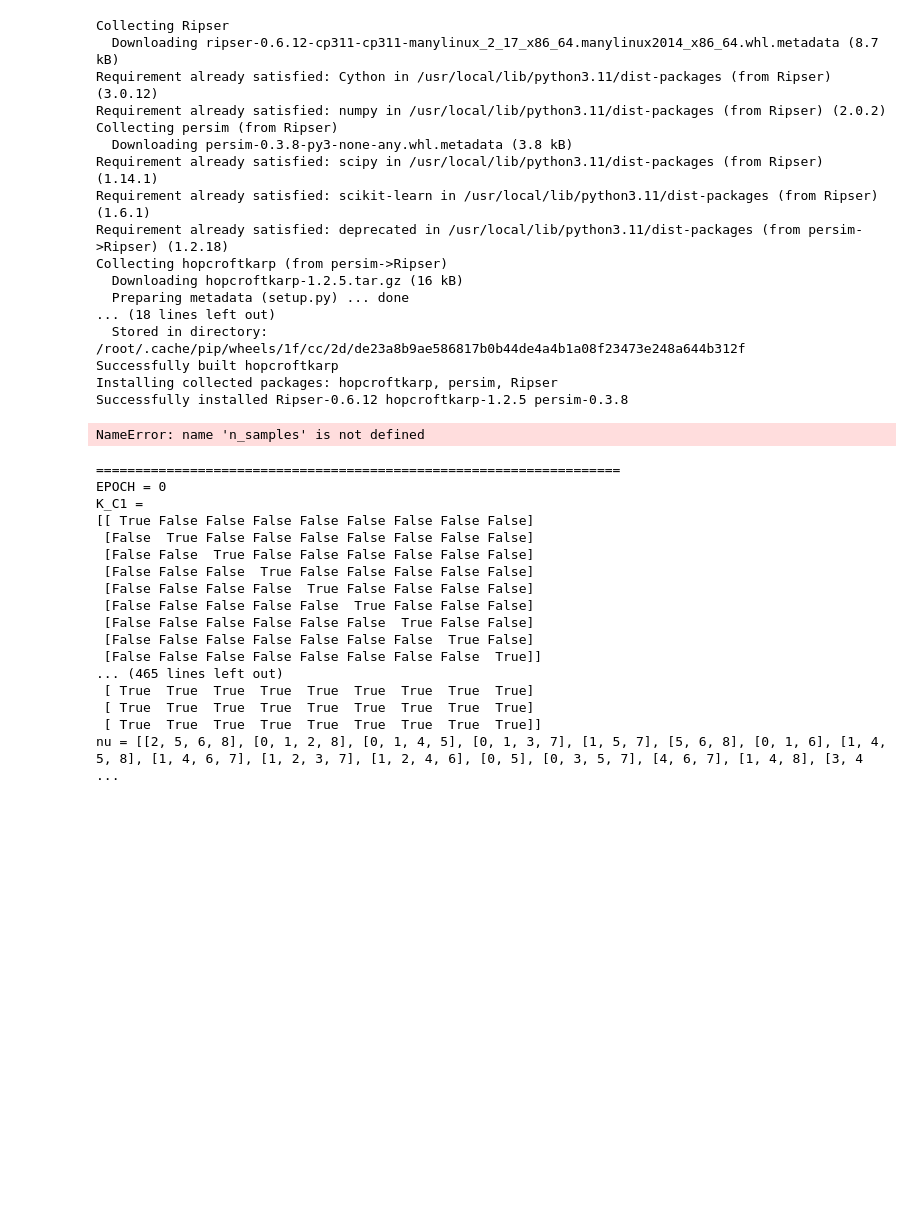
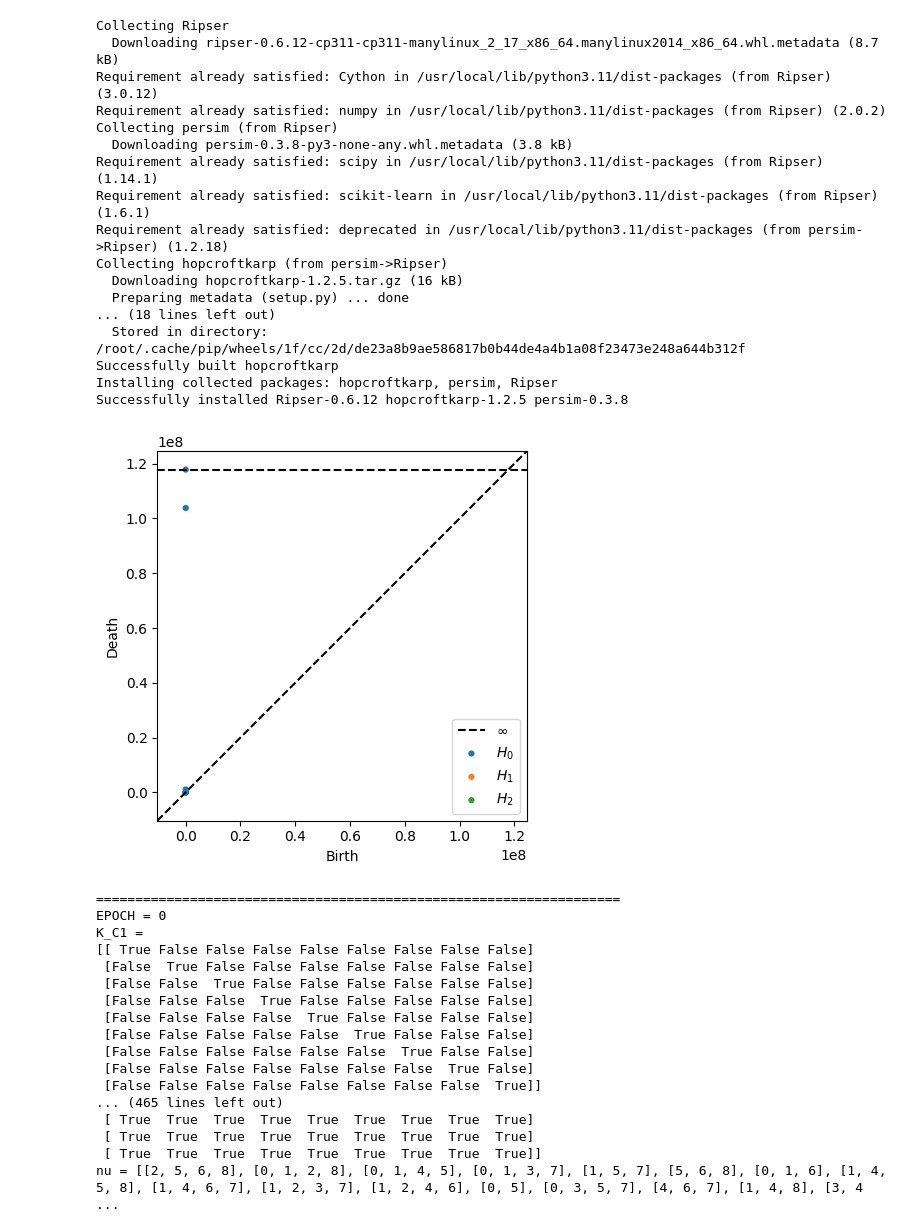
Before and after one commit to aguilin1/tda_ai_text_generation, a Jupyter notebook: tda_ai_text_detection.ipynb, the cells around one changed output. Drawn from its saved outputs; the diff is of its cells as text; code cells hidden in the pictures; blank space fills up the shorter version.

```diff
--- a/tda_ai_text_detection.ipynb
+++ b/tda_ai_text_detection.ipynb
@@ -33,5 +39,5 @@ embeddings = batch_embeddings[0]
 # this could be preallocated above and looped over
 # I (Eli) just need this for the next section to work on a configurable number
 # of sample points. It can be deleted after that.
-embeddings = np.array([2*embeddings])
+embeddings = np.array([embeddings])
 n_samples = embeddings.shape[0]
@@ -92,7 +96,7 @@ def cosSimDistanceMatrix(embeddingMat):
 
 # input a symmetric distance matrix and this function will return birth and
 # death homology data for the V-R complex
-def ripserFiltration(distanceMat, maxDim=3):
+def ripserFiltration(distanceMat, maxDim=3, plot=False):
   # Here's one way to use Ripser
   # examples and instructions are here:
   # https://ripser.scikit-tda.org/en/latest/notebooks/Basic%20Usage.html
@@ -101,9 +105,9 @@ def ripserFiltration(distanceMat, maxDim=3):
   # This version uses the distance matrix input, which is what we want
   birthDeathPairs = ripser(distanceMat, distance_matrix=True, maxdim=maxDim)['dgms']
 
-  # copy this elsewhere to plot the diagrams:
-  #plot_diagrams(diagrams, show=True)
-  #plot_diagrams(diagrams, lifetime=True)
+  if plot: # add the persistence diagram based on input parameter
+    plot_diagrams(birthDeathPairs, show=True)
+    #plot_diagrams(diagrams, lifetime=True)
 
   # diagrams is a vector of vectors where each element of each
   # vector is [birth epoch, death epoch] and the vectors are in increasing order
@@ -112,21 +116,21 @@ def ripserFiltration(distanceMat, maxDim=3):
 # %%
 # This section generates and reformats the cosine similarity distances between
 # each pair of points and generates an array of all possible threshold values
 
 # produce persistence diagram and data for each sample
 for sample_i in range(n_samples):
   # set this to whichever we want to use for the rest of the run
-  distanceMatrix = cosSimDistanceMatrix(embeddings)
+  distanceMatrix = cosSimDistanceMatrix(embeddings[sample_i])
   #distanceMatrix = some other crazy metric distance matrix
 
   # get array of possible threshold values. This is not needed for Ripser
   # not sure if we will need this at all
   thresholds = np.sort(np.unique(distanceMatrix))
 
   # get Vietoris-Rips filtration using ripser
-  bdPairs = ripserFiltration(distanceMatrix)
+  bdPairs = ripserFiltration(distanceMatrix, maxDim=2, plot=True)
 # %% [output]
-NameError: name 'n_samples' is not defined
+[figure, added]
 # %%
 ## Helper functions NOT based on publication
 
```
Also changed, not shown: parts of 2 cells of this notebook.
